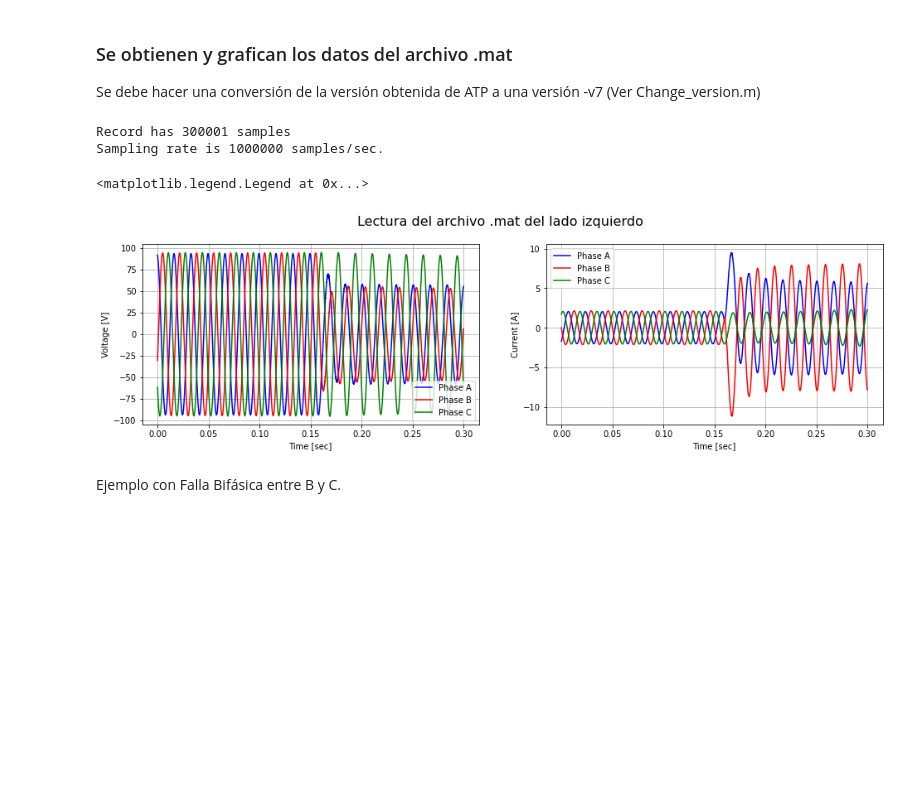
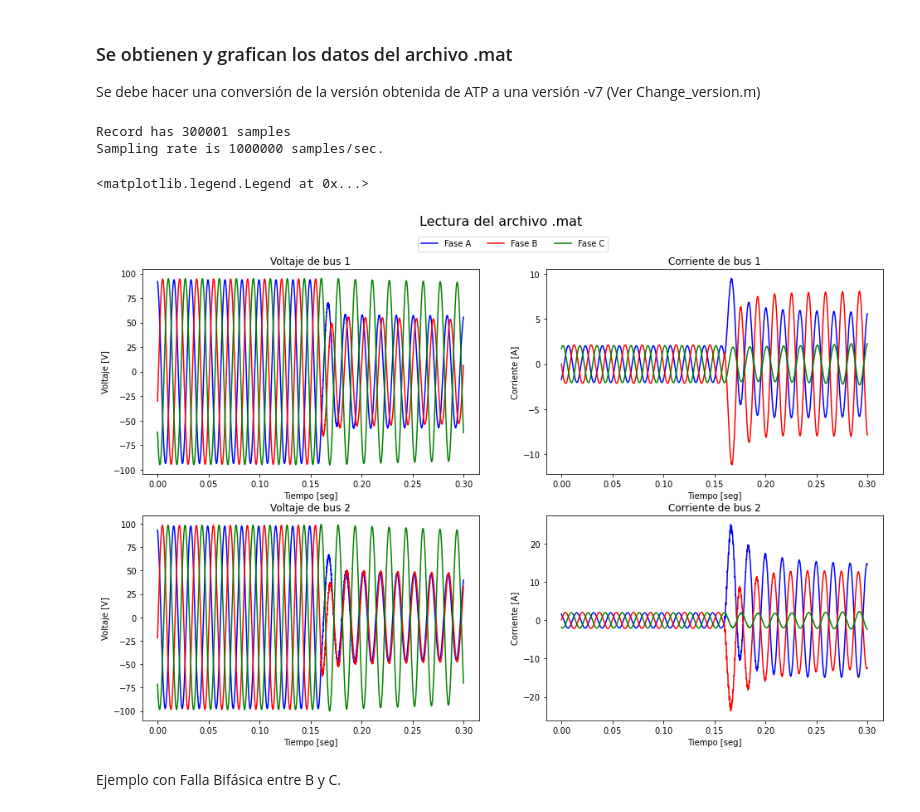
Before and after one commit to andresenrique08/Virtual_Relay_Course, a Jupyter notebook: TC2/Test_DSP_mat.ipynb, the cells around one changed output. Cells and saved outputs as stored; diff of their text form; code cells hidden in the pictures; blank space fills up the shorter version.

Commit message:
Lectura 2 buses
Se está realizando la lectura del .mat para los dos buses

```diff
--- a/TC2/Test_DSP_mat.ipynb
+++ b/TC2/Test_DSP_mat.ipynb
@@ -99,60 +100,74 @@ def DFT(time, data, fk, fs_user_cycle):
 
 Se debe hacer una conversión de la versión obtenida de ATP a una versión -v7 (Ver Change_version.m)
 # %%
-mat = loadmat('Falla_AB_90%_001ohm.mat')
+mat = loadmat('Falla_AB_90%_001ohm.mat') # El archivo se selecciona desde la interfaz
 
 # Reading time vector:
-time = mat['t']
+time = mat['t'] #Se conoce que todos los archivos vendrán con este vector incluido
 
 N = len(time)
 fs = np.int(np.ceil(len(time)/time[-1])-4)
 
 print('Record has {} samples'.format(N))
 print('Sampling rate is {} samples/sec.'.format(fs))
 
 
 # Line frequency in Hz
 fk = 60 # It can be set automatically
 
 
 # Reading voltaje and currents
-voltages = np.empty(([len(time),3]))
-currents = np.empty(([len(time),3]))
+voltages_bus1 = np.empty(([len(time),3]))
+currents_bus1 = np.empty(([len(time),3]))
+
+voltages_bus2 = np.empty(([len(time),3]))
+currents_bus2 = np.empty(([len(time),3]))
 
 # Primary side
 #Trafo_p =
 #Trafo_s =
 ratio_V = 1
 
 col=0
 for i in ['a','b','c']:
-    voltages[:,col] = mat['vVt1'+i].ravel()
-    currents[:,col] = mat['iCt1'+i].ravel()
+    voltages_bus1[:,col] = mat['vVt1'+i].ravel()
+    currents_bus1[:,col] = mat['iCt1'+i].ravel()
+    voltages_bus2[:,col] = mat['vVt2'+i].ravel()
+    currents_bus2[:,col] = mat['iCt2'+i].ravel()
     col=col+1
+
+measures = [voltages_bus1,currents_bus1,voltages_bus2,currents_bus2]
 #print(N_tot)
-f, axarr = plt.subplots(1, 2, figsize =(16, 4))
-f.suptitle('Lectura del archivo .mat del lado izquierdo', y=1, fontsize=16)
 
-axarr[0].plot(time, voltages[:,0], 'b-', label='Phase A')
-axarr[0].plot(time, voltages[:,1], 'r-', label='Phase B')
-axarr[0].plot(time, voltages[:,2], 'g-', label='Phase C')
-axarr[0].set_xlabel('Time [sec]')
-axarr[0].set_ylabel('Voltage [V]')
-axarr[0].grid()
-axarr[0].legend()
+f, axarr = plt.subplots(2, 2, figsize =(16, 10))
+f.suptitle('Lectura del archivo .mat', y=0.97, fontsize=16)
+labels = ['Fase A', 'Fase B', 'Fase C']
 
-axarr[1].plot(time, currents[:,0], 'b-', label='Phase A')
-axarr[1].plot(time, currents[:,1], 'r-', label='Phase B')
-axarr[1].plot(time, currents[:,2], 'g-', label='Phase C')
-axarr[1].set_xlabel('Time [sec]')
-axarr[1].set_ylabel('Current [A]')
-axarr[1].grid()
-axarr[1].legend()
+n_bus=1
+for i in range(len(measures)):
+    if (i % 2)==0: #Si es par
+        p1 = np.int(i/2)
+        p2 = 0
+        axarr[p1,p2].set_title(('Voltaje de bus '+str(n_bus)))
+        axarr[p1,p2].set_ylabel('Voltaje [V]')
+    else:
+        p1 = np.int(np.ceil(i/2)-1)
+        p2 = 1
+        axarr[p1,p2].set_title(('Corriente de bus '+str(n_bus)))
+        axarr[p1,p2].set_ylabel('Corriente [A]')
+        n_bus=n_bus+1
+
+    axarr[p1,p2].set_xlabel('Tiempo [seg]')
+    axarr[p1,p2].plot(time, measures[i][:,0], 'b-', label='Fase A')
+    axarr[p1,p2].plot(time, measures[i][:,1], 'r-', label='Fase B')
+    axarr[p1,p2].plot(time, measures[i][:,2], 'g-', label='Fase C')
+
+f.legend(axarr[1,1].get_lines(), labels, ncol=3, bbox_to_anchor=(0.54, 0.87))
 # %% [output]
 Record has 300001 samples
 Sampling rate is 1000000 samples/sec.
 <matplotlib.legend.Legend at 0x...>
-[figure, old version]
+[figure, new version]
 # %% [markdown]
 Ejemplo con Falla Bifásica entre B y C.
 # %% [markdown]
```
Also changed, not shown: parts of 5 cells of this notebook, 2 other files.
